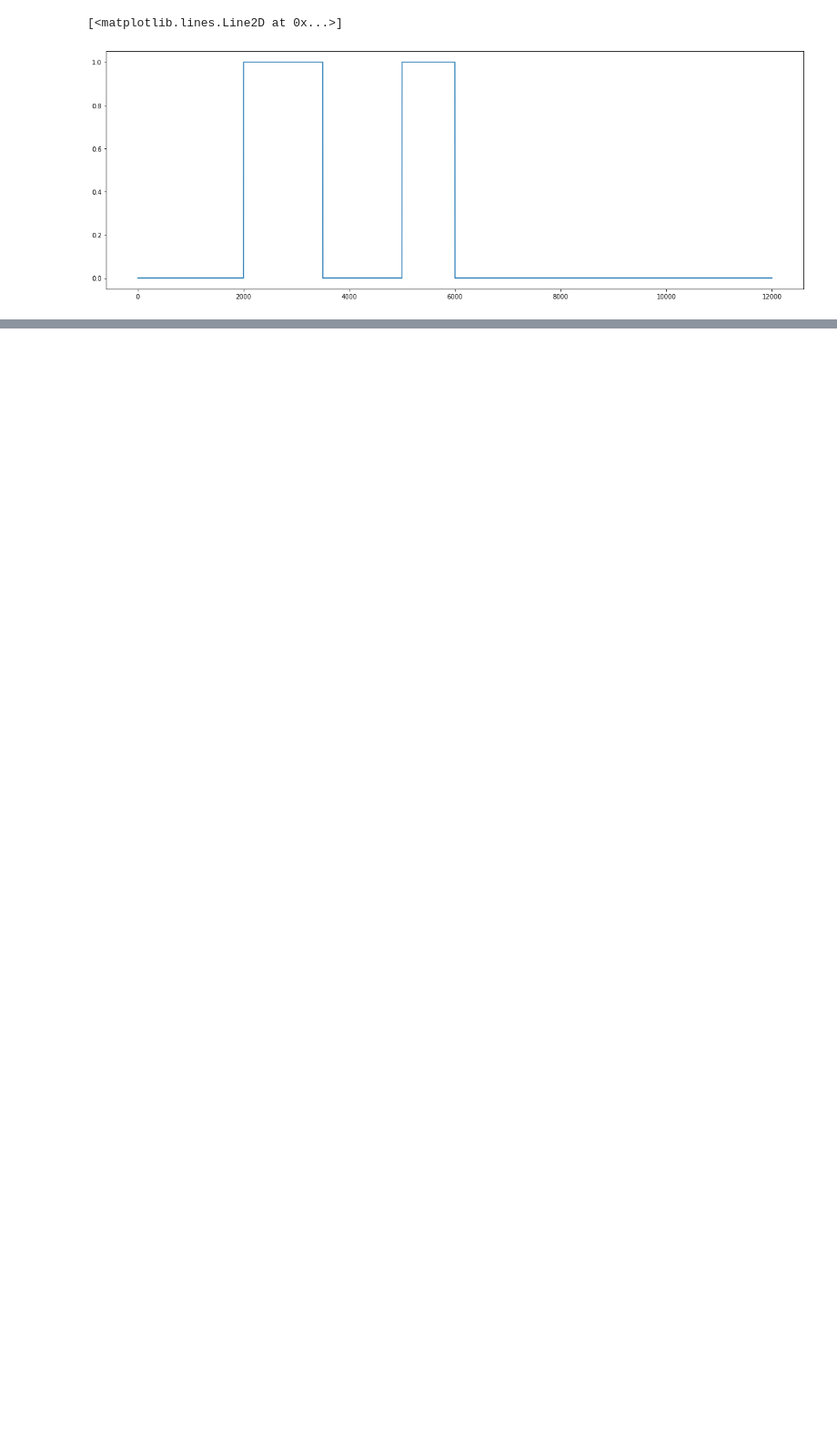
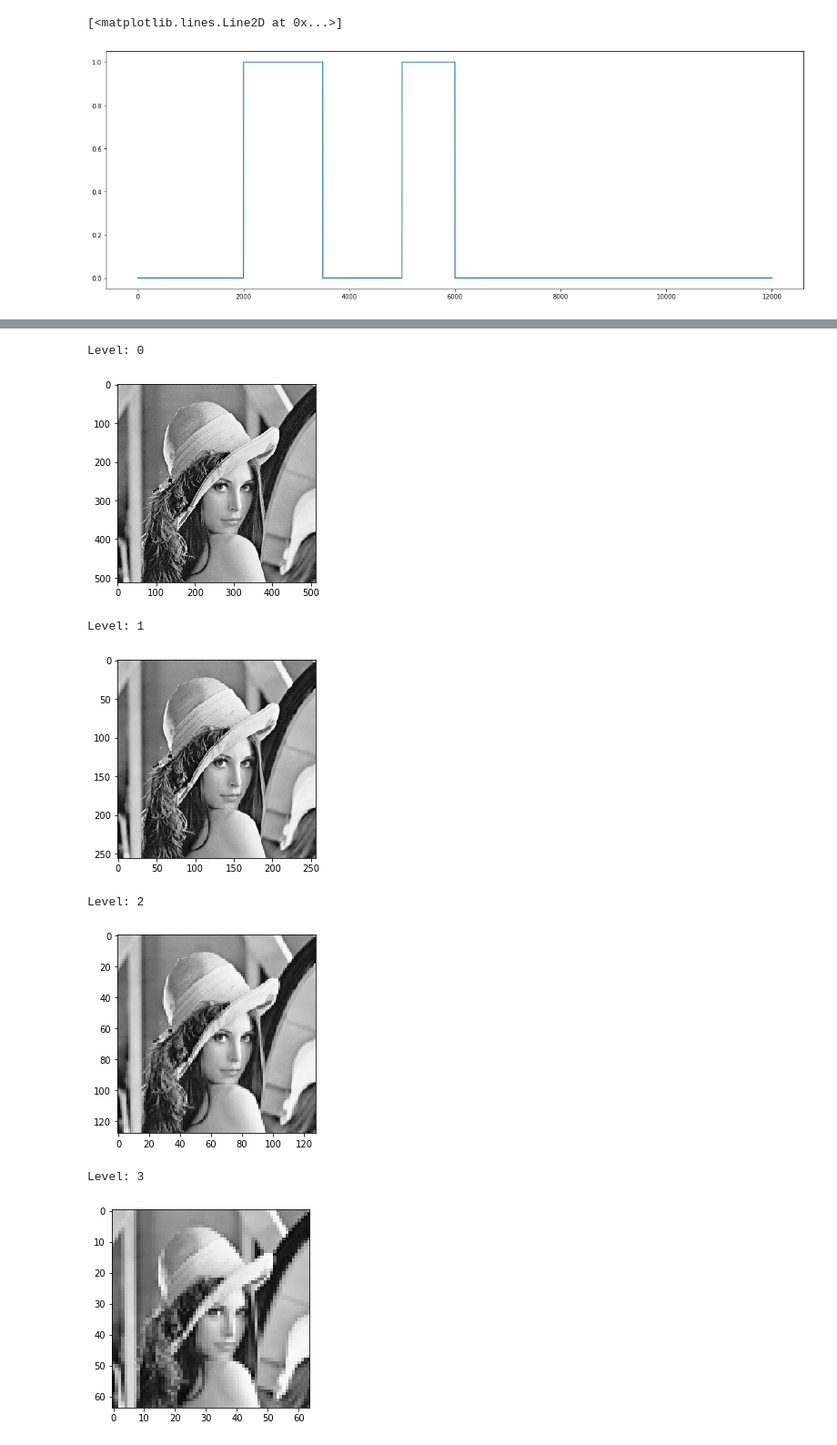
Before and after one commit to lorenz0890/sip_final, a Jupyter notebook: sip_final.ipynb, the cells around one changed output, grey strips where cells are left out. Shown at 91% size. Drawn from its saved outputs; the diff is of its cells as text; code cells hidden in the pictures; blank space fills up the shorter version.

```diff
--- a/sip_final.ipynb
+++ b/sip_final.ipynb
@@ -220,0 +241,19 @@ plt.show()
+# %%
+for i in range(level):
+    print('Level:', i)
+    plt.imshow(cA_list[i], cmap = 'Greys_r')
+    plt.show()
+
+for i in range(level):
+    print('Level:', i)
+    plt.imshow(cD_list[i], cmap = 'Greys_r')
+    plt.show()
+# %% [output]
+Level: 0
+[figure, added]
+Level: 1
+[figure, added]
+Level: 2
+[figure, added]
+Level: 3
+[figure, added]
```
Also changed, not shown: parts of 14 cells of this notebook.
